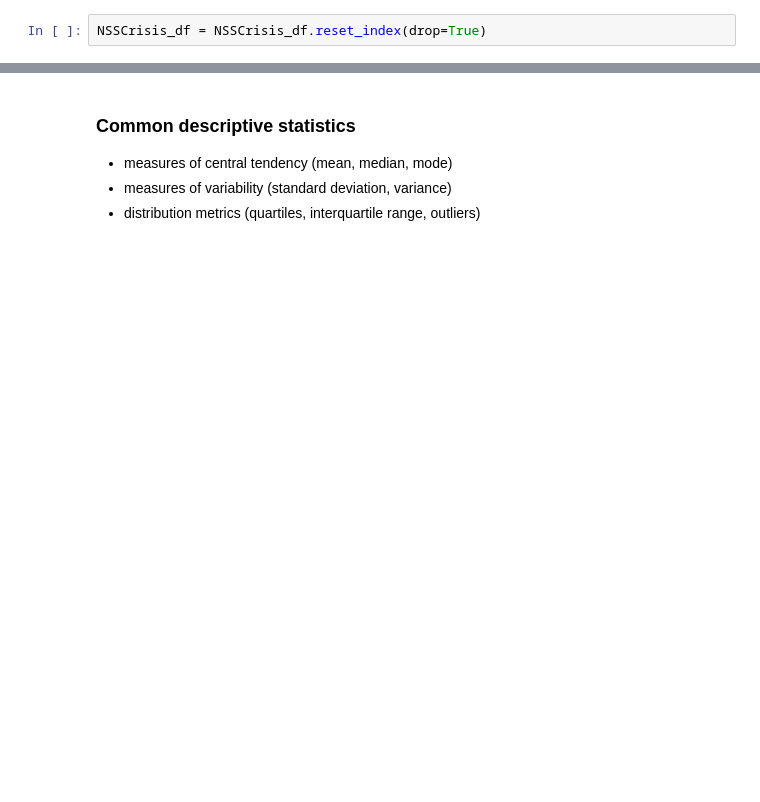
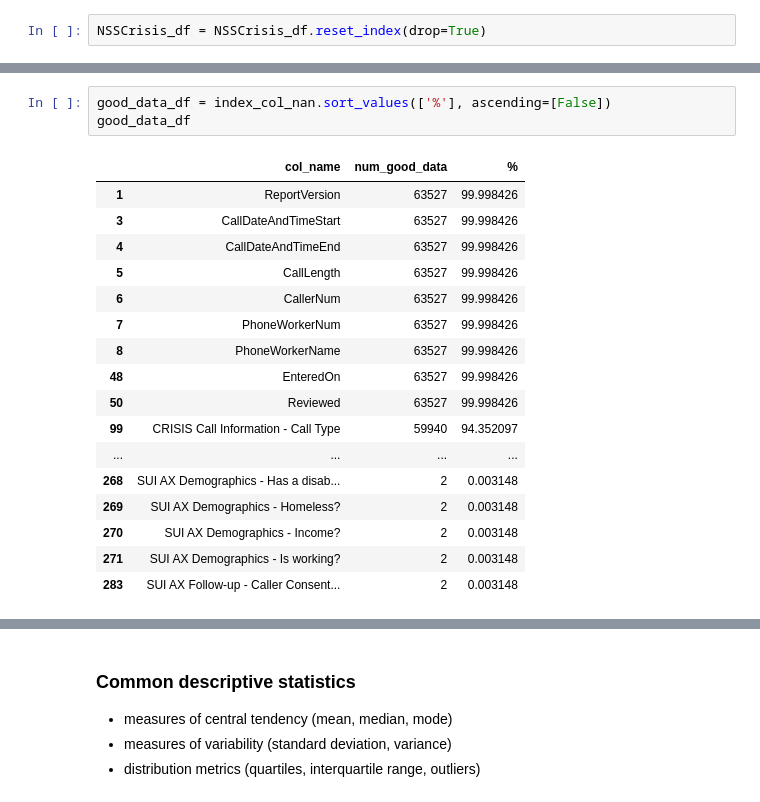
Before and after one commit to NSS-Data-Analytics-Cohort-6/fcs-crisis-holi-data-in-the-sun, a Jupyter notebook: Notebooks/family-life-data-stats.ipynb, the cells around one changed output, grey strips where cells are left out. Drawn from its saved outputs; the diff is of its cells as text; blank space fills up the shorter version.

```diff
--- a/Notebooks/family-life-data-stats.ipynb
+++ b/Notebooks/family-life-data-stats.ipynb
@@ -93,0 +126,21 @@ NSSCrisis_df.head()
+# %%
+good_data_df = index_col_nan.sort_values(['%'], ascending=[False])
+good_data_df
+# %% [output]
+|  | col_name | num_good_data | % |
+| 1 | ReportVersion | 63527 | 99.998426 |
+| 3 | CallDateAndTimeStart | 63527 | 99.998426 |
+| 4 | CallDateAndTimeEnd | 63527 | 99.998426 |
+| 5 | CallLength | 63527 | 99.998426 |
+| 6 | CallerNum | 63527 | 99.998426 |
+| 7 | PhoneWorkerNum | 63527 | 99.998426 |
+| 8 | PhoneWorkerName | 63527 | 99.998426 |
+| 48 | EnteredOn | 63527 | 99.998426 |
+| 50 | Reviewed | 63527 | 99.998426 |
+| 99 | CRISIS Call Information - Call Type | 59940 | 94.352097 |
+| ... | ... | ... | ... |
+| 268 | SUI AX Demographics - Has a disab... | 2 | 0.003148 |
+| 269 | SUI AX Demographics - Homeless? | 2 | 0.003148 |
+| 270 | SUI AX Demographics - Income? | 2 | 0.003148 |
+| 271 | SUI AX Demographics - Is working? | 2 | 0.003148 |
+| 283 | SUI AX Follow-up - Caller Consent... | 2 | 0.003148 |
```
Also changed, not shown: parts of 18 cells of this notebook.
